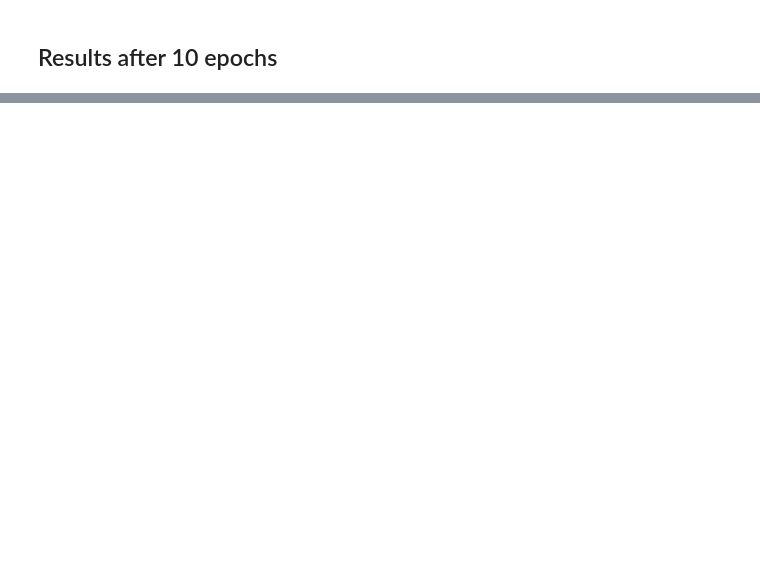
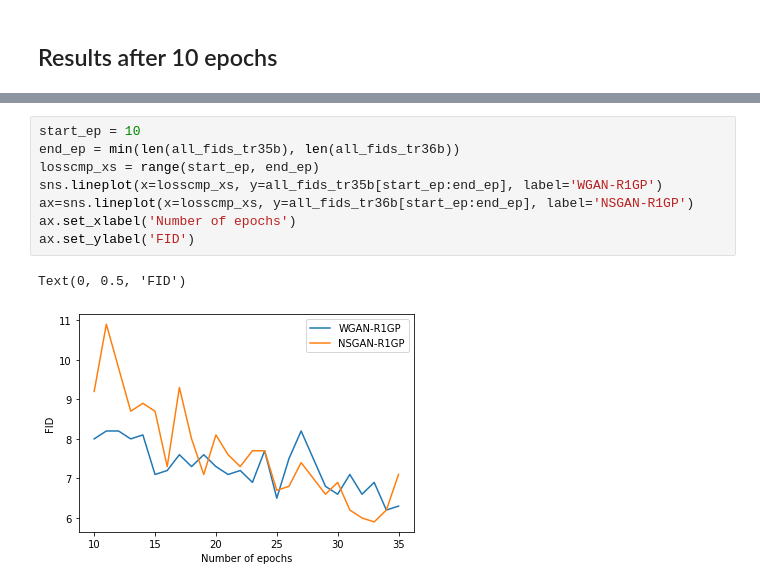
Before and after one commit to davidleonfdez/face2anime, a Jupyter notebook: notebooks/experiments/noise2img-gan.ipynb, the cells around one changed output, grey strips where cells are left out. Cells and saved outputs as stored; diff of their text form; blank space fills up the shorter version.

```diff
--- a/notebooks/experiments/noise2img-gan.ipynb
+++ b/notebooks/experiments/noise2img-gan.ipynb
@@ -3552,0 +3804,11 @@ ax.set_ylabel('FID')
+# %%
+start_ep = 10
+end_ep = min(len(all_fids_tr35b), len(all_fids_tr36b))
+losscmp_xs = range(start_ep, end_ep)
+sns.lineplot(x=losscmp_xs, y=all_fids_tr35b[start_ep:end_ep], label='WGAN-R1GP')
+ax=sns.lineplot(x=losscmp_xs, y=all_fids_tr36b[start_ep:end_ep], label='NSGAN-R1GP')
+ax.set_xlabel('Number of epochs')
+ax.set_ylabel('FID')
+# %% [output]
+Text(0, 0.5, 'FID')
+[figure, added]
```
Also changed, not shown: parts of 100 cells of this notebook.
